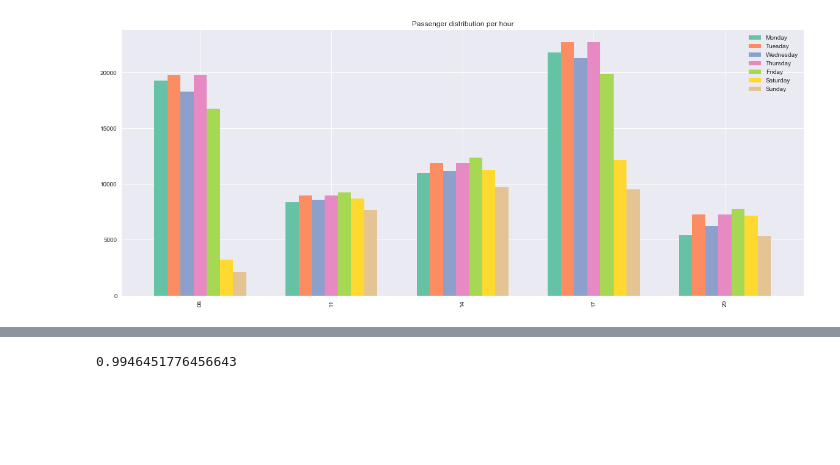
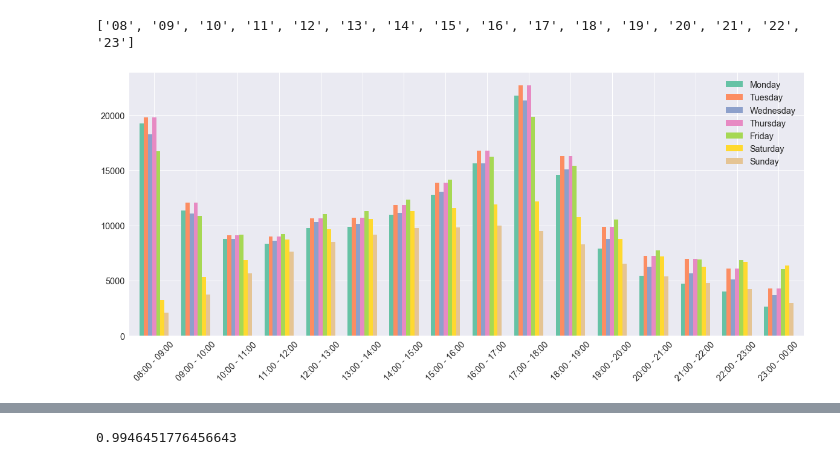
Before and after one commit to SophieEnsing/Thesis, a Jupyter notebook: Code/Data distribution analysis.ipynb, the cells around one changed output, grey strips where cells are left out. Drawn from its saved outputs; the diff is of its cells as text; code cells hidden in the pictures; blank space fills up the shorter version.

Commit message:
Change plots

```diff
--- a/Code/Data distribution analysis.ipynb
+++ b/Code/Data distribution analysis.ipynb
@@ -38,52 +38,61 @@ newdictzo = {k: v[0] for k, v in distdictzo.items()}
 dfma = pd.DataFrame.from_dict(newdictma, orient = 'index')
 dfma = dfma.reset_index()
 dfma = dfma.sort_values(by = 'index', ascending = True)
-dfma = dfma[dfma['index'].isin(['08', '11', '14', '17', '20'])]
+dfma = dfma[dfma['index'].isin(['08', '09', '10', '11', '12', '13', '14', '15', '16', '17', '18', '19', '20', '21', '22', '23'])]
 
 dfdi = pd.DataFrame.from_dict(newdictdi, orient = 'index')
 dfdi = dfdi.reset_index()
 dfdi = dfdi.sort_values(by = 'index', ascending = True)
-dfdi = dfdi[dfdi['index'].isin(['08', '11', '14', '17', '20'])]
+dfdi = dfdi[dfdi['index'].isin(['08', '09', '10', '11', '12', '13', '14', '15', '16', '17', '18', '19', '20', '21', '22', '23'])]
 
 dfwo = pd.DataFrame.from_dict(newdictwo, orient = 'index')
 dfwo = dfwo.reset_index()
 dfwo = dfwo.sort_values(by = 'index', ascending = True)
-dfwo = dfwo[dfwo['index'].isin(['08', '11', '14', '17', '20'])]
+dfwo = dfwo[dfwo['index'].isin(['08', '09', '10', '11', '12', '13', '14', '15', '16', '17', '18', '19', '20', '21', '22', '23'])]
 
 dfdo = pd.DataFrame.from_dict(newdictdo, orient = 'index')
 dfdo = dfdo.reset_index()
 dfdo = dfdo.sort_values(by = 'index', ascending = True)
-dfdo = dfdo[dfdo['index'].isin(['08', '11', '14', '17', '20'])]
+dfdo = dfdo[dfdo['index'].isin(['08', '09', '10', '11', '12', '13', '14', '15', '16', '17', '18', '19', '20', '21', '22', '23'])]
 
 dfvr = pd.DataFrame.from_dict(newdictvr, orient = 'index')
 dfvr = dfvr.reset_index()
 dfvr = dfvr.sort_values(by = 'index', ascending = True)
-dfvr = dfvr[dfvr['index'].isin(['08', '11', '14', '17', '20'])]
+dfvr = dfvr[dfvr['index'].isin(['08', '09', '10', '11', '12', '13', '14', '15', '16', '17', '18', '19', '20', '21', '22', '23'])]
 
 dfza = pd.DataFrame.from_dict(newdictza, orient = 'index')
 dfza = dfza.reset_index()
 dfza = dfza.sort_values(by = 'index', ascending = True)
-dfza = dfza[dfza['index'].isin(['08', '11', '14', '17', '20'])]
+dfza = dfza[dfza['index'].isin(['08', '09', '10', '11', '12', '13', '14', '15', '16', '17', '18', '19', '20', '21', '22', '23'])]
 
 dfzo = pd.DataFrame.from_dict(newdictzo, orient = 'index')
 dfzo = dfzo.reset_index()
 dfzo = dfzo.sort_values(by = 'index', ascending = True)
-dfzo = dfzo[dfzo['index'].isin(['08', '11', '14', '17', '20'])]
+dfzo = dfzo[dfzo['index'].isin(['08', '09', '10', '11', '12', '13', '14', '15', '16', '17', '18', '19', '20', '21', '22', '23'])]
+# %%
+print(dfzo['index'].tolist())
+# %% [output]
+['08', '09', '10', '11', '12', '13', '14', '15', '16', '17', '18', '19', '20', '21', '22', '23']
 # %%
-index = dfma['index'].tolist()
+index = ["08:00 - 09:00", "09:00 - 10:00", "10:00 - 11:00", "11:00 - 12:00", "12:00 - 13:00",
+        "13:00 - 14:00", "14:00 - 15:00", "15:00 - 16:00", "16:00 - 17:00", "17:00 - 18:00", "18:00 - 19:00",
+        "19:00 - 20:00", "20:00 - 21:00", "21:00 - 22:00", "22:00 - 23:00", "23:00 - 00:00"]
 
 df = pd.DataFrame({'Monday': dfma[0].tolist(),
                   'Tuesday': dfdo[0].tolist(),
                   'Wednesday': dfwo[0].tolist(),
                   'Thursday': dfdo[0].tolist(),
                   'Friday': dfvr[0].tolist(),
                   'Saturday': dfza[0].tolist(),
                   'Sunday': dfzo[0].tolist()}, index=index)
 
-plot = df.plot.bar(figsize = [20,8], colors = sn.color_palette("Set2", 7), width = 0.7, title = 'Passenger distribution per hour')
+plot = df.plot.bar(figsize = [20,8], fontsize='x-large', colors = sn.color_palette("Set2", 7), width = 0.7)
+plot.set_xticklabels(index, rotation=45, fontsize='x-large')
+plot.legend(fontsize='x-large')
+
 plot.figure.savefig("distribution.png")
 # %% [output]
-[figure, old version]
+[figure, new version]
 # %%
 dataframe = dataframe[dataframe['hour'] == hour]
 total = dataframe['mean'].sum()
```
Also changed, not shown: parts of 1 cell of this notebook, 1 other file.
